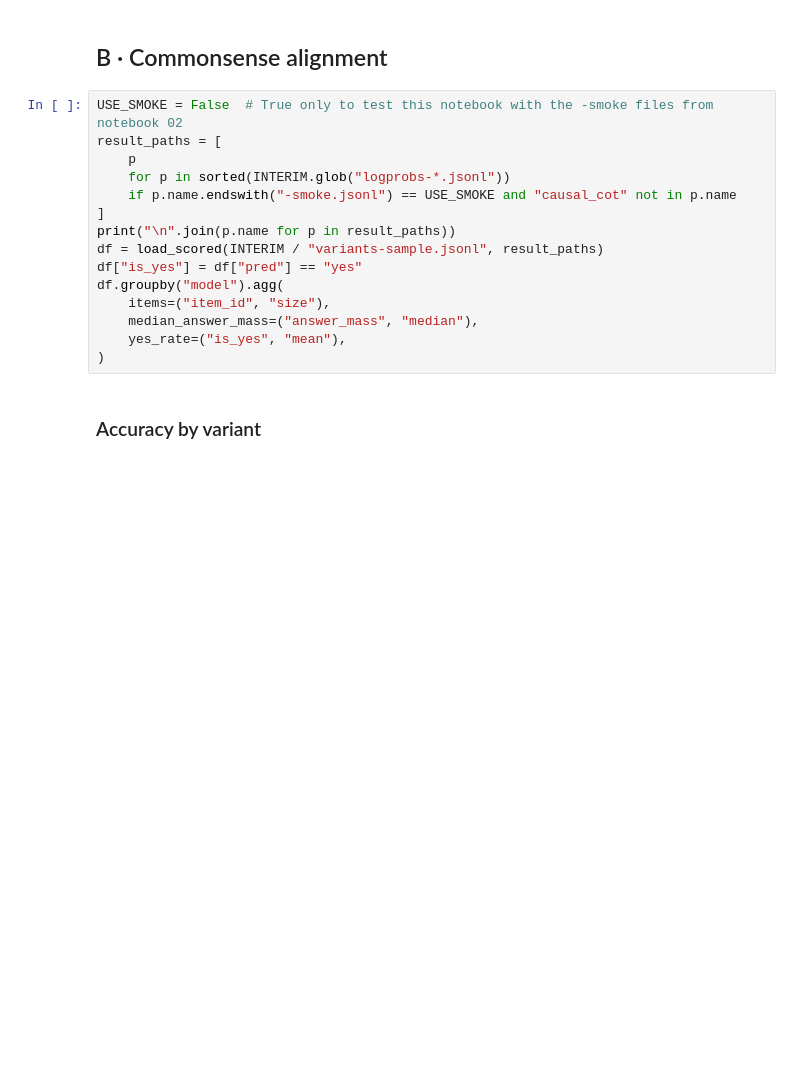
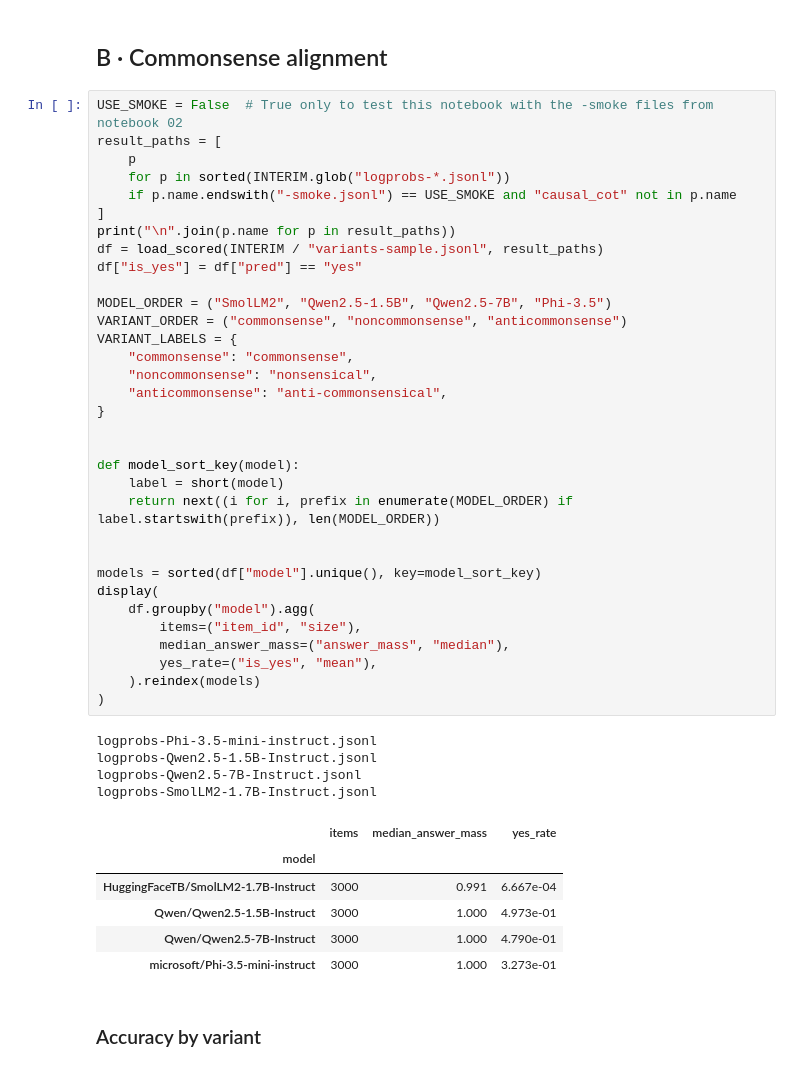
Before and after one commit to laudima/causal-evaluation, a Jupyter notebook: notebooks/03_analysis.ipynb, the cells around one changed output. Drawn from its saved outputs; the diff is of its cells as text; blank space fills up the shorter version.

```diff
--- a/notebooks/03_analysis.ipynb
+++ b/notebooks/03_analysis.ipynb
@@ -77,18 +77,47 @@ print(f"Yes rate among parsed answers: {parsed['is_yes'].mean():.3f} (answers ar
 # %%
 USE_SMOKE = False  # True only to test this notebook with the -smoke files from notebook 02
 result_paths = [
     p
     for p in sorted(INTERIM.glob("logprobs-*.jsonl"))
     if p.name.endswith("-smoke.jsonl") == USE_SMOKE and "causal_cot" not in p.name
 ]
 print("\n".join(p.name for p in result_paths))
 df = load_scored(INTERIM / "variants-sample.jsonl", result_paths)
 df["is_yes"] = df["pred"] == "yes"
-df.groupby("model").agg(
-    items=("item_id", "size"),
-    median_answer_mass=("answer_mass", "median"),
-    yes_rate=("is_yes", "mean"),
+
+MODEL_ORDER = ("SmolLM2", "Qwen2.5-1.5B", "Qwen2.5-7B", "Phi-3.5")
+VARIANT_ORDER = ("commonsense", "noncommonsense", "anticommonsense")
+VARIANT_LABELS = {
+    "commonsense": "commonsense",
+    "noncommonsense": "nonsensical",
+    "anticommonsense": "anti-commonsensical",
+}
+
+
+def model_sort_key(model):
+    label = short(model)
+    return next((i for i, prefix in enumerate(MODEL_ORDER) if label.startswith(prefix)), len(MODEL_ORDER))
+
+
+models = sorted(df["model"].unique(), key=model_sort_key)
+display(
+    df.groupby("model").agg(
+        items=("item_id", "size"),
+        median_answer_mass=("answer_mass", "median"),
+        yes_rate=("is_yes", "mean"),
+    ).reindex(models)
 )
+# %% [output]
+logprobs-Phi-3.5-mini-instruct.jsonl
+logprobs-Qwen2.5-1.5B-Instruct.jsonl
+logprobs-Qwen2.5-7B-Instruct.jsonl
+logprobs-SmolLM2-1.7B-Instruct.jsonl
+|  | items | median_answer_mass | yes_rate |
+| model |  |  |  |
+| HuggingFaceTB/SmolLM2-1.7B-Instruct | 3000 | 0.991 | 6.667e-04 |
+| Qwen/Qwen2.5-1.5B-Instruct | 3000 | 1.000 | 4.973e-01 |
+| Qwen/Qwen2.5-7B-Instruct | 3000 | 1.000 | 4.790e-01 |
+| microsoft/Phi-3.5-mini-instruct | 3000 | 1.000 | 3.273e-01 |
 # %% [markdown]
 ### Accuracy by variant
 # %%
```
Also changed, not shown: parts of 13 cells of this notebook, 6 other files.
